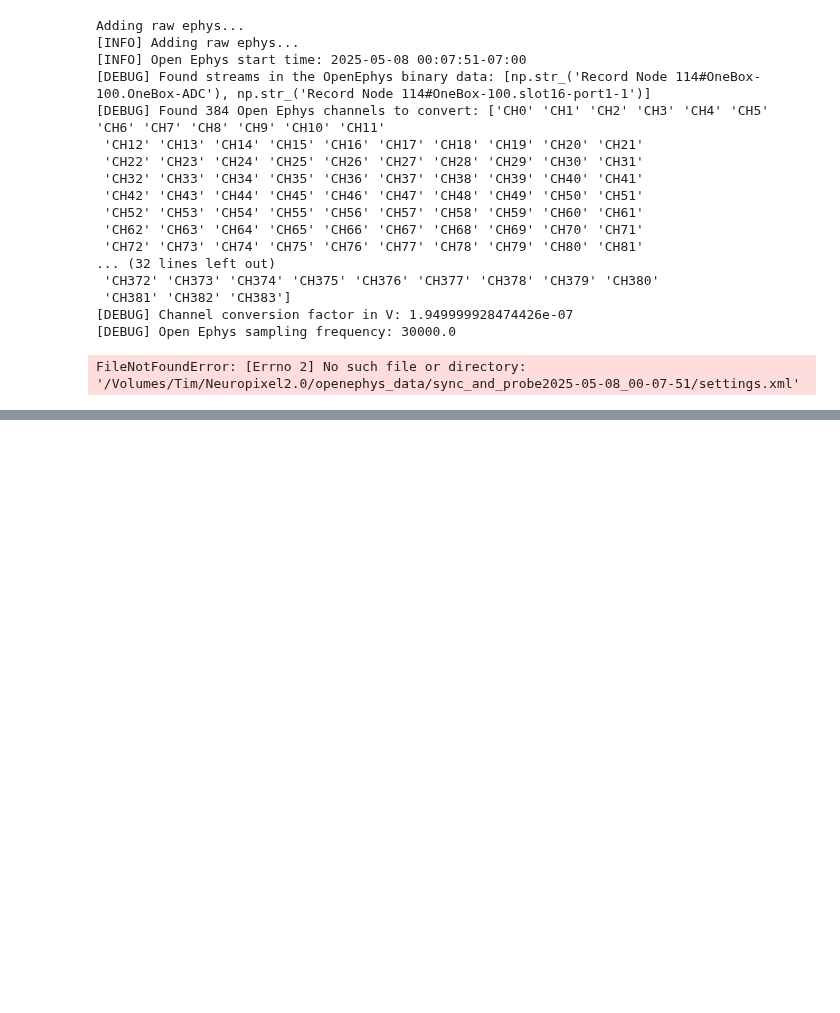
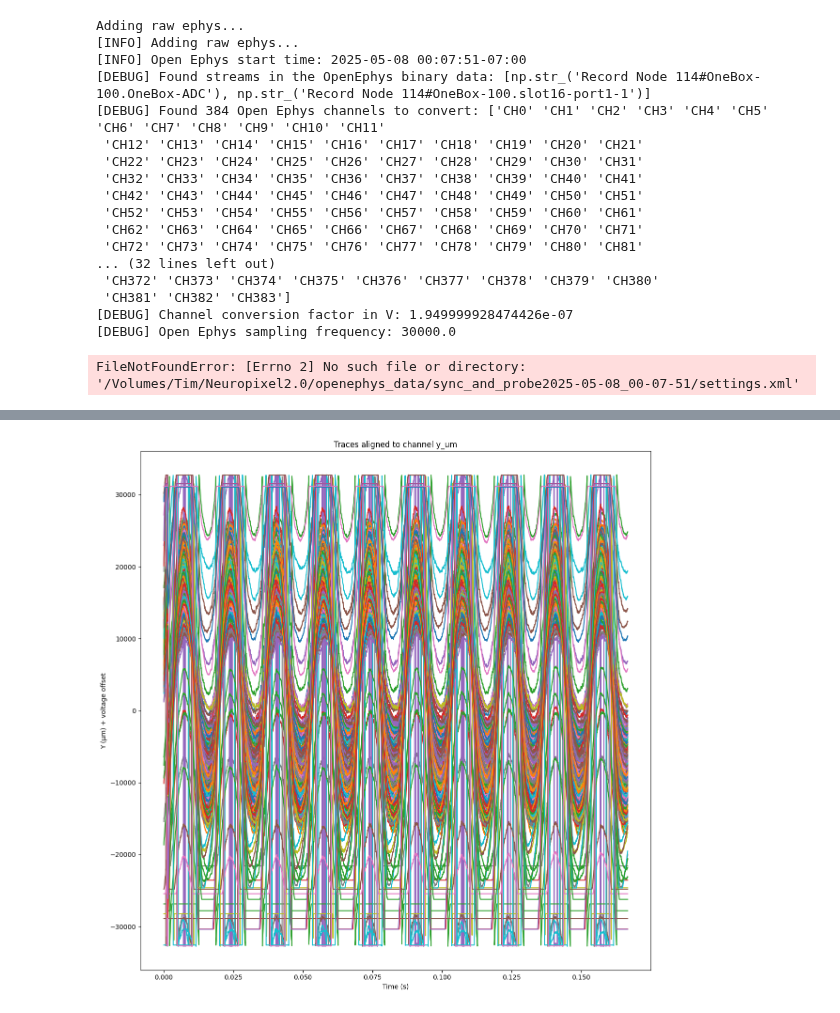
Before and after one commit to calderast/jdb_to_nwb, a Jupyter notebook: neuropixels_to_nwb.ipynb, the cells around one changed output, grey strips where cells are left out. Drawn from its saved outputs; the diff is of its cells as text; code cells hidden in the pictures; blank space fills up the shorter version.

```diff
--- a/neuropixels_to_nwb.ipynb
+++ b/neuropixels_to_nwb.ipynb
@@ -59,0 +144,45 @@ FileNotFoundError: [Errno 2] No such file or directory: '/Volumes/Tim/Neuropixel
+# %%
+import matplotlib.pyplot as plt
+import numpy as np
+import pandas as pd
+
+# Load channel metadata from CSV
+channel_df = pd.read_csv("resources/shank1_saline_tip2025-06-06_14-42-51_electrode_info.csv")
+
+# Make sure channel_name in channel_df is str like "CH0", "CH1", etc.
+channel_df["channel_name"] = channel_df["channel_name"].astype(str)
+
+# Build a DataFrame mapping traces to y_um
+trace_map_df = pd.DataFrame({
+    "channel_name": recording_sliced.channel_ids
+})
+trace_map_df = trace_map_df.merge(channel_df[["channel_name", "y_um"]], on="channel_name", how="left")
+
+# Check for missing matches
+if trace_map_df["y_um"].isnull().any():
+    missing = trace_map_df[trace_map_df["y_um"].isnull()]
+    raise ValueError(f"Missing y_um for channels: {missing['channel_name'].tolist()}")
+
+# Sort by y_um for visualization (optional)
+trace_map_df["channel_index"] = np.arange(len(trace_map_df))
+trace_map_df = trace_map_df.sort_values(by="y_um", ascending=False).reset_index(drop=True)
+
+# Reorder traces to match y_um
+traces_ordered = traces[:, trace_map_df["channel_index"]]
+
+# Plot (e.g., first 1000 samples)
+time = np.arange(traces.shape[0]) / recording_sliced.get_sampling_frequency()
+
+plt.figure(figsize=(12, 12))
+offset = 300  # spacing between traces in µV
+for i, (ch_name, y) in enumerate(zip(trace_map_df["channel_name"], trace_map_df["y_um"])):
+    trace = traces_ordered[:5000, i]
+    plt.plot(time[:5000], trace + y, label=ch_name)
+
+plt.xlabel("Time (s)")
+plt.ylabel("Y (µm) + voltage offset")
+plt.title("Traces aligned to channel y_um")
+plt.tight_layout()
+plt.show()
+# %% [output]
+[figure, added]
```
Also changed, not shown: parts of 2 cells of this notebook, 5 other files.
